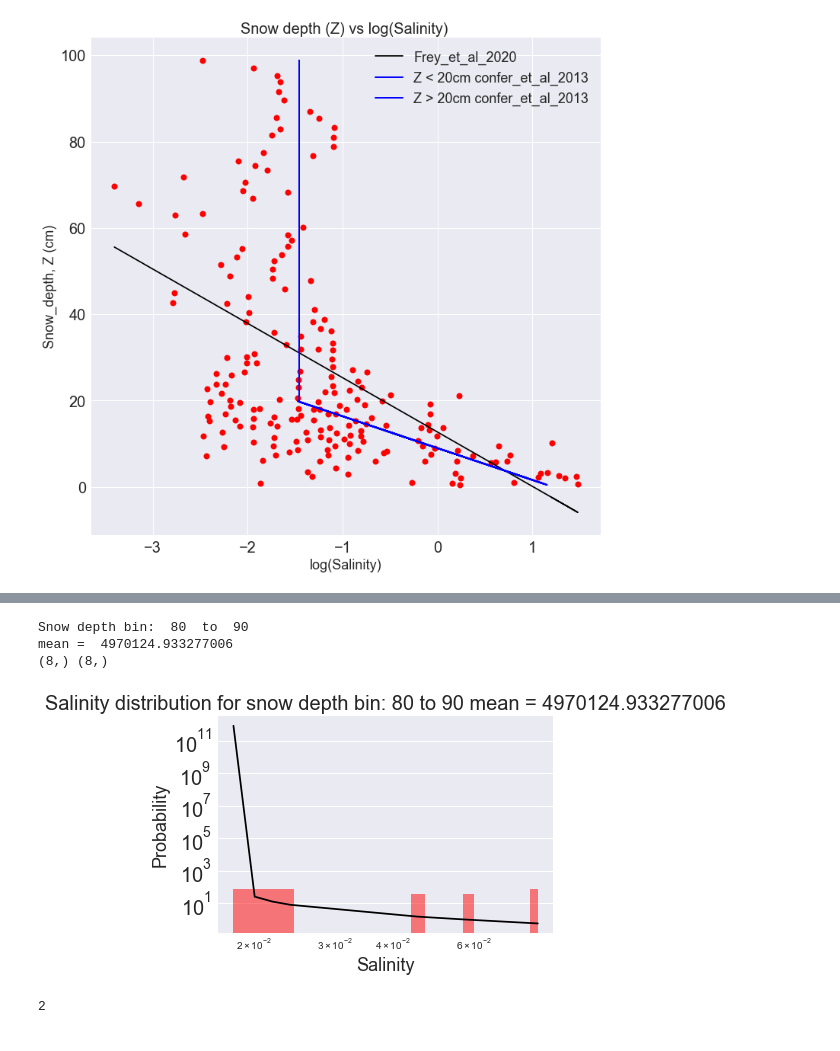
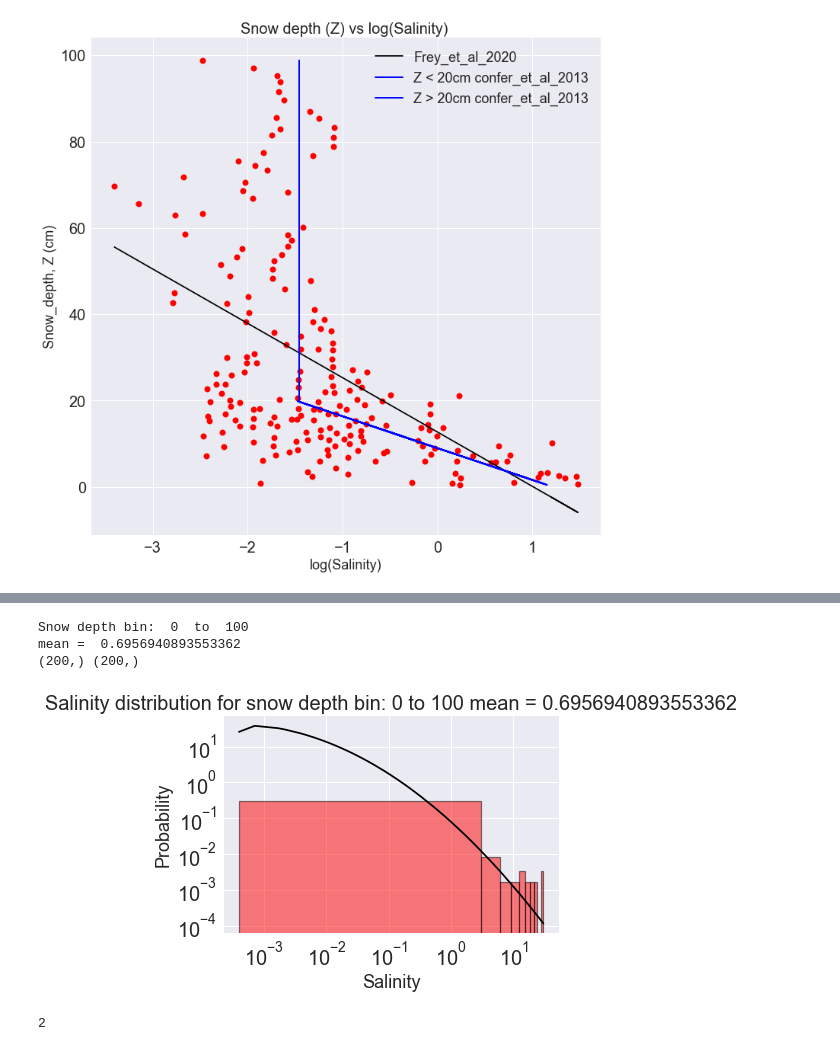
Before and after one commit to bazilsky/jupyter_local, a Jupyter notebook: netcdf/comparison_with_confer_et_al_2013.ipynb, the cells around one changed output, grey strips where cells are left out. Saved outputs shown, nothing was run; the diff lists cells and outputs as text; code cells hidden in the pictures.

Commit message:
plot normal distribution

```diff
--- a/netcdf/comparison_with_confer_et_al_2013.ipynb
+++ b/netcdf/comparison_with_confer_et_al_2013.ipynb
@@ -51,0 +67,16 @@ plt.legend(fontsize = 18)
+# %%
+# histogram plot of snowdepth on y axis and salinity on x axis
+flag = (snow_depth>20) & (snow_depth<30)
+salinity_2 = salinity[flag]
+plt.figure(figsize=(12,10))
+plt.style.use('seaborn')
+plt.hist(np.log10(salinity_2),bins = 20, color = 'r', alpha = 0.5, label = 'Data', edgecolor = 'k', linewidth = 1.2)
+#plt.colorbar()
+plt.xticks(fontsize = 20)
+plt.yticks(fontsize = 20)
+plt.title('Snow depth (Z) vs log(Salinity) ',fontsize = 20)
+plt.xlabel('log(Salinity)',fontsize = 18)
+plt.ylabel('Snow_depth, Z (cm)',fontsize = 18)
+
+
+#plt.hist(salinity_slice, bins = 10, density = True, color = 'r', alpha = 0.5, label = 'Data')
@@ -52,49 +86,69 @@ plt.legend(fontsize = 18)
+# %%
+# histogram plot of snowdepth on y axis and salinity on x axis
+flag = (snow_depth>20) & (snow_depth<30)
+salinity_2 = salinity[flag]
+plt.figure(figsize=(12,10))
+plt.style.use('seaborn')
+plt.hist(np.log10(salinity_2),bins = 20, color = 'r', alpha = 0.5, label = 'Data', edgecolor = 'k', linewidth = 1.2)
+#plt.colorbar()
+plt.xticks(fontsize = 20)
+plt.yticks(fontsize = 20)
+plt.title('Snow depth (Z) vs log(Salinity) ',fontsize = 20)
+plt.xlabel('log(Salinity)',fontsize = 18)
+plt.ylabel('Snow_depth, Z (cm)',fontsize = 18)
+
+
+#plt.hist(salinity_slice, bins = 10, density = True, color = 'r', alpha = 0.5, label = 'Data')
 # %%
 # for each snow depth bin, calculate the salinity distribution
 
 depth_bins = np.arange(0,100,10)
-depth_bins = [80, 90]
+depth_bins = [0, 100]
 
 
 for i in range(len(depth_bins)-1):
     print('Snow depth bin: ', depth_bins[i], ' to ', depth_bins[i+1])
-    salinity_slice = salinity[(snow_depth>=depth_bins[i]) & (snow_depth<depth_bins[i+1])]
+
+    flag = (snow_depth>=depth_bins[i]) & (snow_depth<depth_bins[i+1])
+    salinity_slice = salinity[flag]
+
+    #salinity_slice = salinity[(snow_depth>=depth_bins[i]) & (snow_depth<depth_bins[i+1])]
     # plot the distrbution of the salinity slice as a smooth curve
     shape, loc, scale = lognorm.fit(salinity_slice)
     # Mean of the log-normal distribution
     mean = np.exp(loc + shape**2/2) * scale
     print('mean = ', mean)
     plt.figure(figsize=(6,4))
     plt.style.use('seaborn')
     pdf = lognorm.pdf(salinity_slice, shape, loc, scale)
     #plt.hist(b, bins=20, density=True, alpha=0.5, label='Data')
-    plt.hist(salinity_slice, bins = 20, density = True, color = 'r', alpha = 0.5, label = 'Data')
+    plt.hist(salinity_slice, bins = 10, density = True, color = 'r', alpha = 0.5, label = 'Data', edgecolor = 'k', linewidth = 1.2)
     #pdf_sorted = np.sort(pdf)
     sorted_indices = np.argsort(salinity_slice)
 
     print(pdf.shape, salinity_slice.shape)
     pdf_sorted = pdf[sorted_indices]
     #pdf_sorted.shape
     salinity_sorted = np.sort(salinity_slice)
 
 
     plt.plot(salinity_sorted, pdf_sorted, 'k-', label='Lognormal Distribution')
 
     #plt.plot(salinity_slice, pdf, 'k-', label='Lognormal Distribution')
 
     plt.title('Salinity distribution for snow depth bin: '+str(depth_bins[i])+' to '+str(depth_bins[i+1])+f' mean = {mean}',fontsize = 20)
     plt.xlabel('Salinity',fontsize = 18)
     plt.ylabel('Probability',fontsize = 18)
     plt.yscale('log')
     plt.xscale('log')
     plt.xticks(fontsize = 20)
     plt.yticks(fontsize = 20)
     plt.show()
 # %% [output]
-Snow depth bin:  80  to  90
-mean =  4970124.933277006
-(8,) (8,)
+Snow depth bin:  0  to  100
+mean =  0.6956940893553362
+(200,) (200,)
-[figure, old version]
+[figure, new version]
 # %%
 from scipy.stats import lognorm
 # Create an array 'b' with data of length 100
```
Also changed, not shown: parts of 2 cells of this notebook, 2 other files.
